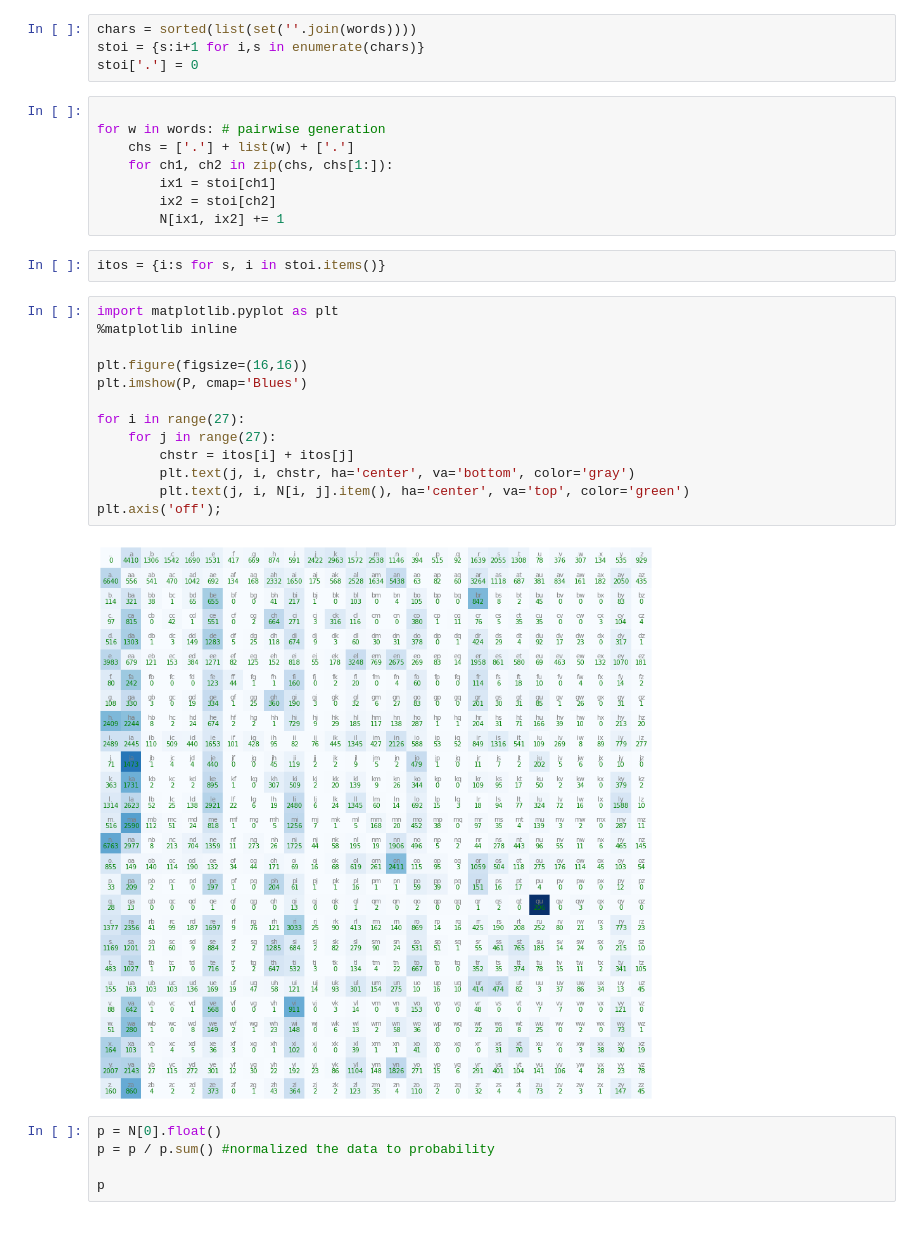
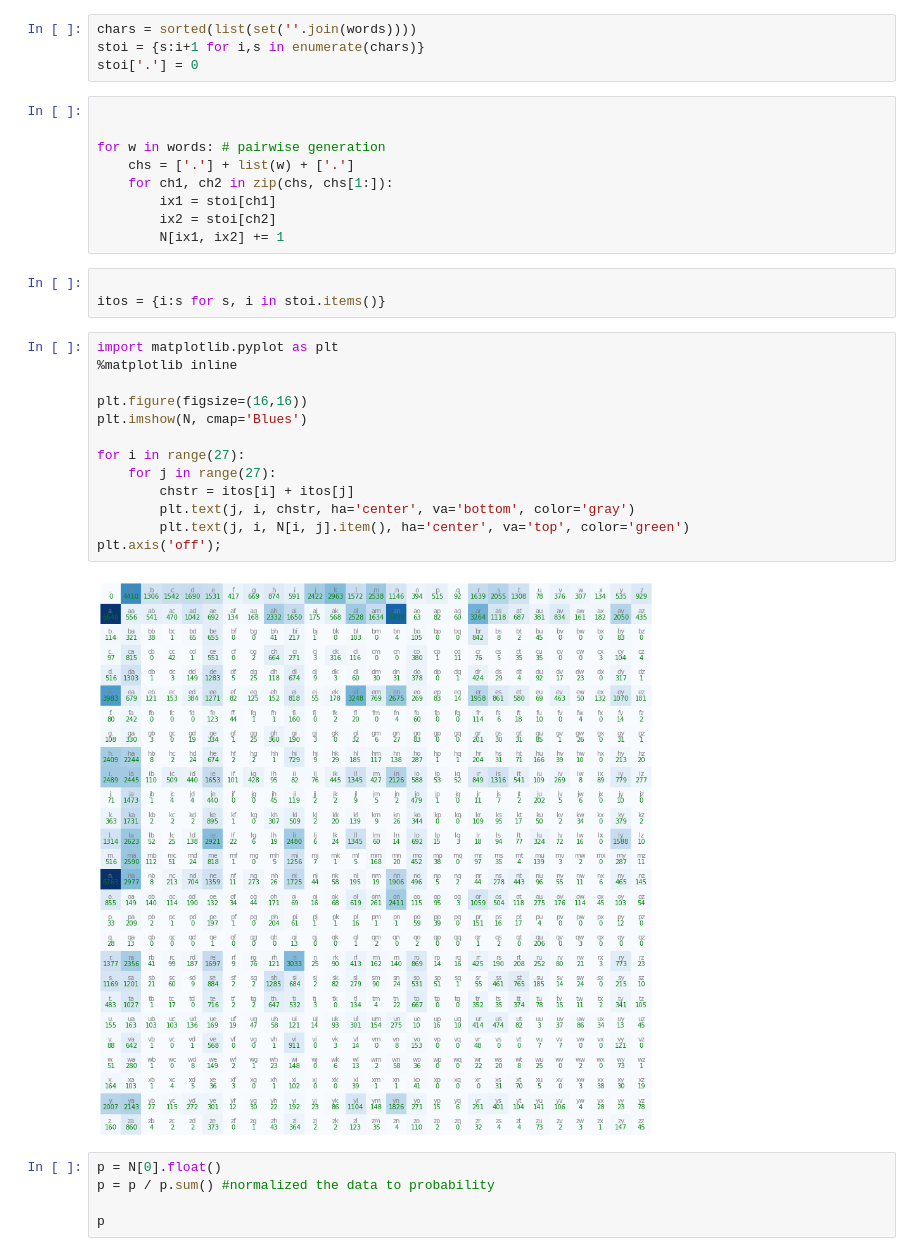
Before and after one commit to eric212chan/makemore, a Jupyter notebook: build_makemore_yay.ipynb, the cells around one changed output. Cells and saved outputs as stored; diff of their text form.

```diff
--- a/build_makemore_yay.ipynb
+++ b/build_makemore_yay.ipynb
@@ -49,6 +49,7 @@ chars = sorted(list(set(''.join(words))))
 stoi = {s:i+1 for i,s in enumerate(chars)}
 stoi['.'] = 0
 # %%
+
 
 for w in words: # pairwise generation
     chs = ['.'] + list(w) + ['.']
@@ -57,22 +58,23 @@ for w in words: # pairwise generation
         ix2 = stoi[ch2]
         N[ix1, ix2] += 1
 # %%
+
 itos = {i:s for s, i in stoi.items()}
 # %%
 import matplotlib.pyplot as plt
 %matplotlib inline
 
 plt.figure(figsize=(16,16))
-plt.imshow(P, cmap='Blues')
+plt.imshow(N, cmap='Blues')
 
 for i in range(27):
     for j in range(27):
         chstr = itos[i] + itos[j]
         plt.text(j, i, chstr, ha='center', va='bottom', color='gray')
         plt.text(j, i, N[i, j].item(), ha='center', va='top', color='green')
 plt.axis('off');
 # %% [output]
-[figure, old version]
+[figure, new version]
 # %%
 p = N[0].float()
 p = p / p.sum() #normalized the data to probability
```
Also changed, not shown: parts of 10 cells of this notebook, 4 other files.
